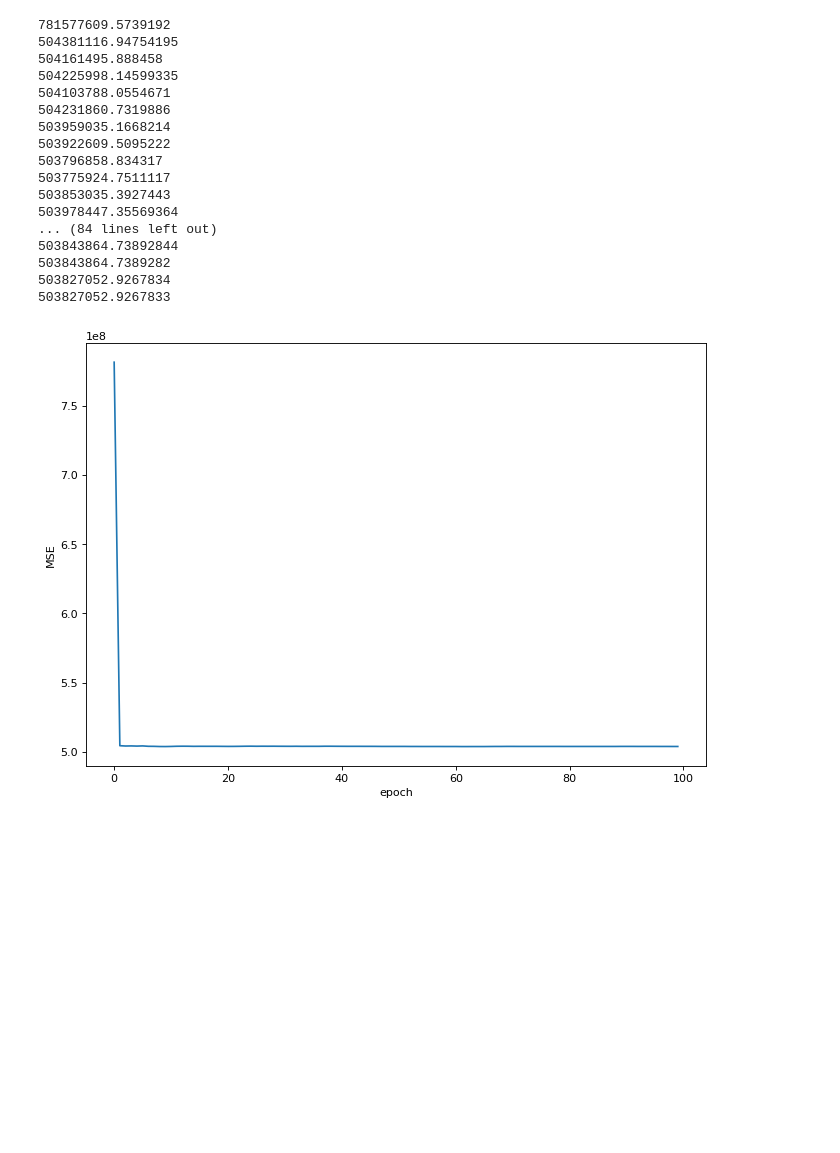
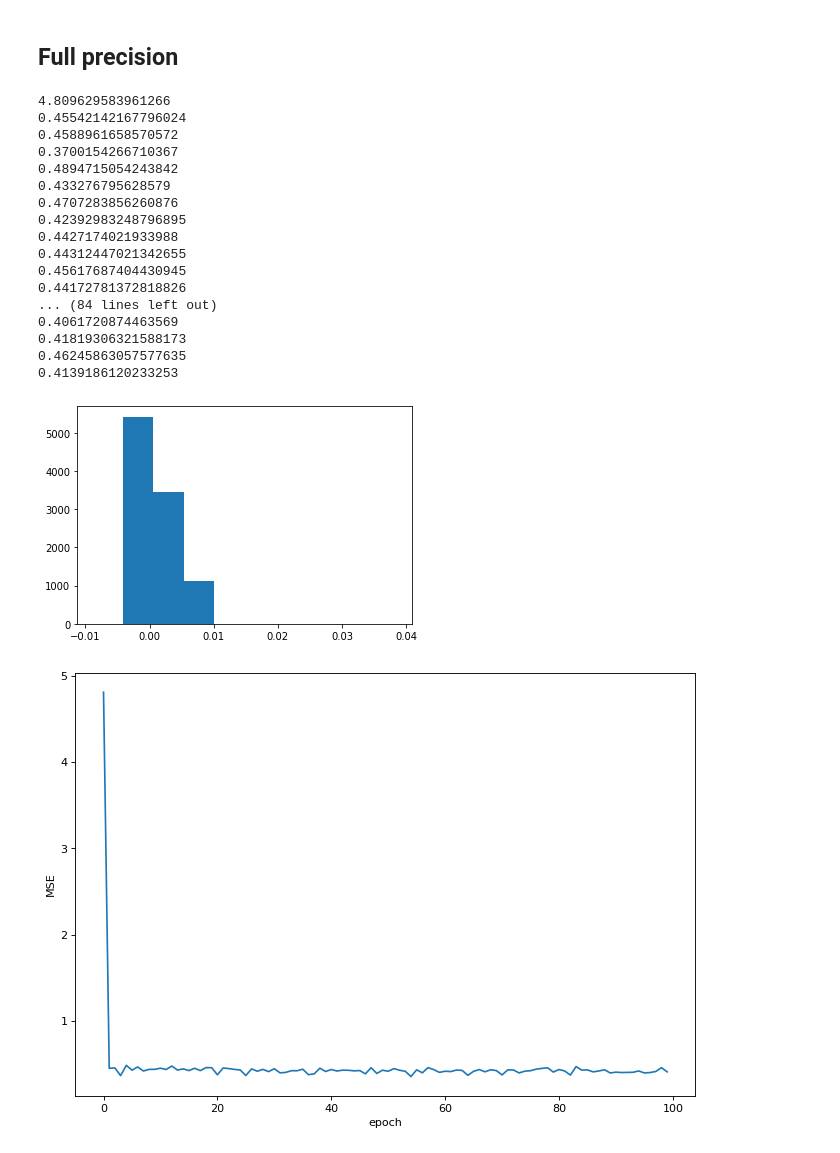
Before and after one commit to c0510gy/QuantHD-reg, a Jupyter notebook: test.ipynb, the cells around one changed output. Saved outputs shown, nothing was run; the diff lists cells and outputs as text; code cells hidden in the pictures; blank space fills up the shorter version.

```diff
--- a/test.ipynb
+++ b/test.ipynb
@@ -80,17 +43,0 @@ plt.show()
-# %%
-model = QHDReg.QHD_reg(D, BITS)
-
-history = []
-
-for epoch in range(EPOCH):
-  train_mse = model.itr_train(xencoded, y, lr=1000000)
-  model.model_projection()
-
-  print(train_mse)
-  history.append(train_mse)
-
-plt.figure(figsize=(10, 7), dpi=80)
-plt.plot(history)
-plt.xlabel('epoch')
-plt.ylabel('MSE')
-plt.show()
@@ -116,36 +43,0 @@ plt.show()
-# %%
-model = QHDReg.QHD_reg(D, BITS)
-
-history = []
-
-for epoch in range(EPOCH):
-  train_mse = model.itr_train(xencoded, y, std=STD, mapping=curr_matrices[f'{BITS}'])
-  model.model_projection()
-
-  print(train_mse)
-  history.append(train_mse)
-
-plt.figure(figsize=(10, 7), dpi=80)
-plt.plot(history)
-plt.xlabel('epoch')
-plt.ylabel('MSE')
-plt.show()
-# %% [output]
-781577609.5739192
-504381116.94754195
-504161495.888458
-504225998.14599335
-504103788.0554671
-504231860.7319886
-503959035.1668214
-503922609.5095222
-503796858.834317
-503775924.7511117
-503853035.3927443
-503978447.35569364
-... (84 lines left out)
-503843864.73892844
-503843864.7389282
-503827052.9267834
-503827052.9267833
-[figure, removed]
@@ -151,0 +116,24 @@ plt.show()
+# %% [markdown]
+## Full precision
+# %%
+test_full(D, EPOCH, x, xencoded, y)
+# %% [output]
+4.809629583961266
+0.45542142167796024
+0.4588961658570572
+0.3700154266710367
+0.4894715054243842
+0.433276795628579
+0.4707283856260876
+0.42392983248796895
+0.4427174021933988
+0.44312447021342655
+0.45617687404430945
+0.44172781372818826
+... (84 lines left out)
+0.4061720874463569
+0.41819306321588173
+0.46245863057577635
+0.4139186120233253
+[figure, added]
+[figure, added]
```
Also changed, not shown: parts of 21 cells of this notebook, 1 other file.
